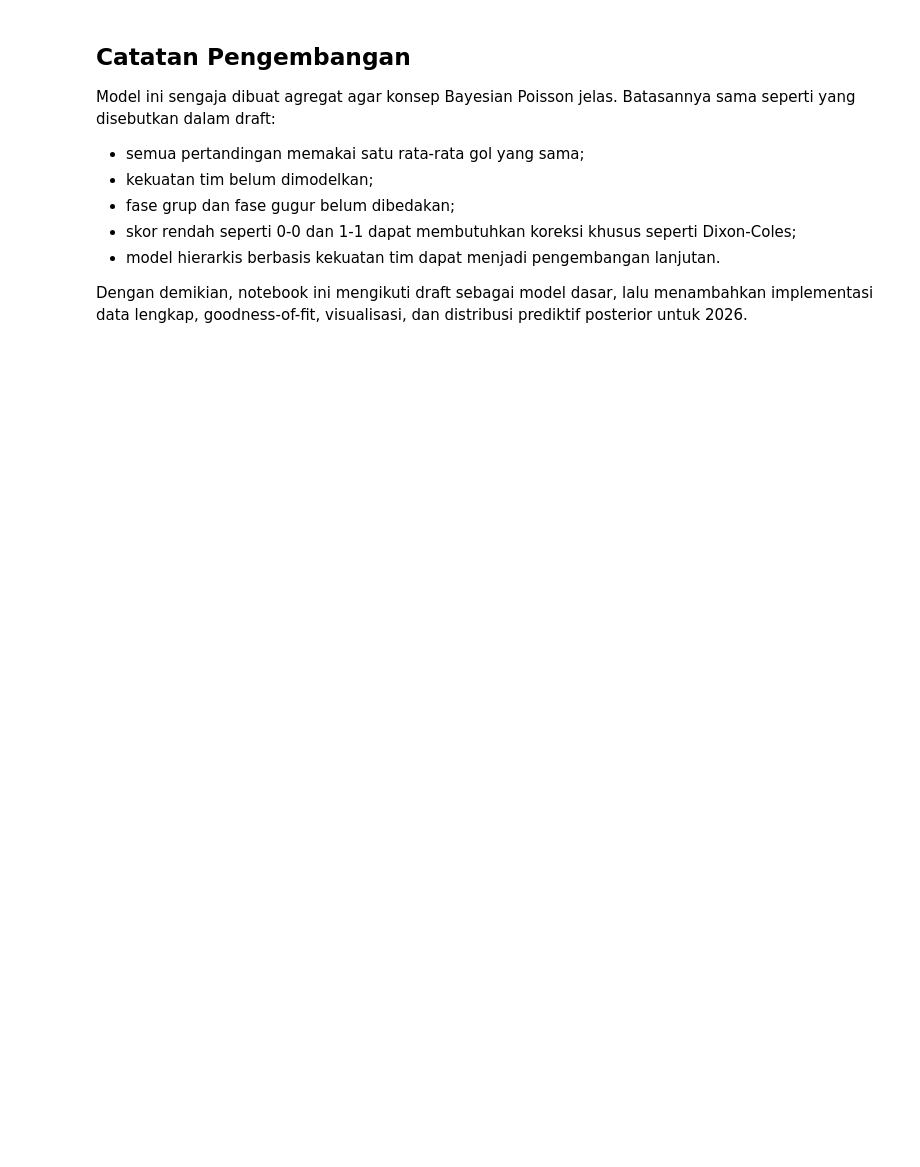
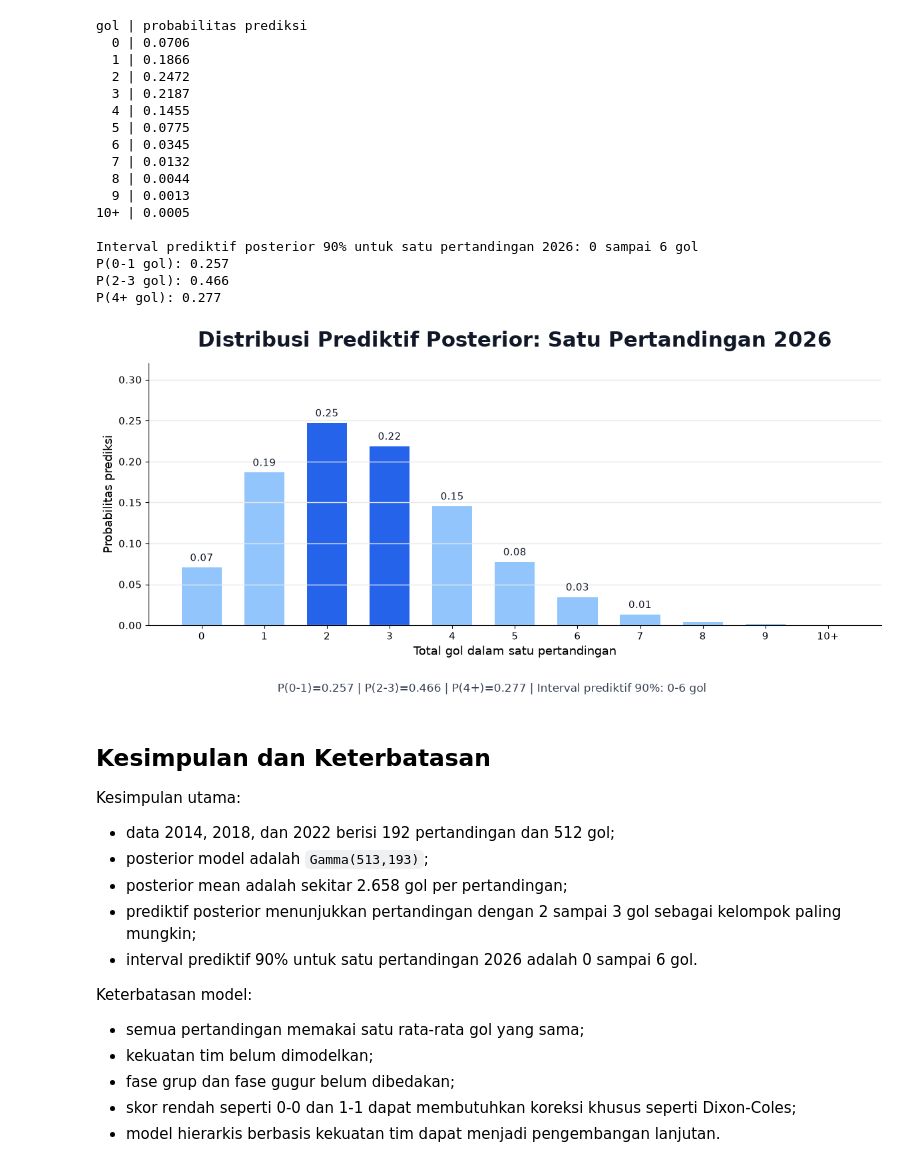
Before and after one commit to mhafizsir/kuliah_msaf2, a Jupyter notebook: notebooks/bayesian_poisson_worldcup.ipynb, the cells around one changed output. Saved outputs shown, nothing was run; the diff lists cells and outputs as text; code cells hidden in the pictures; blank space fills up the shorter version.

```diff
--- a/notebooks/bayesian_poisson_worldcup.ipynb
+++ b/notebooks/bayesian_poisson_worldcup.ipynb
@@ -268,48 +408,99 @@ Untuk model Gamma-Poisson, distribusi prediktif ini berbentuk negative binomial.
 # %%
 predictive_rows = []
 for k in range(0, 10):
     predictive_rows.append({
         "goals": k,
         "probability": negative_binomial_predictive_pmf(k, alpha_post, beta_post),
     })
 prob_10_plus = 1 - sum(row["probability"] for row in predictive_rows)
 interval_90 = credible_interval_from_pmf(predictive_rows + [{"goals": 10, "probability": prob_10_plus}], mass=0.90)
 
 print("gol | probabilitas prediksi")
 for row in predictive_rows:
     print(f"{row['goals']:>3} | {row['probability']:.4f}")
 print(f"10+ | {prob_10_plus:.4f}")
 print(f"\nInterval prediktif posterior 90% untuk satu pertandingan 2026: {interval_90[0]} sampai {interval_90[1]} gol")
 
 prob_0_to_1 = sum(row["probability"] for row in predictive_rows if row["goals"] <= 1)
 prob_2_to_3 = sum(row["probability"] for row in predictive_rows if row["goals"] in [2, 3])
 prob_4_plus = 1 - sum(row["probability"] for row in predictive_rows if row["goals"] <= 3)
 print(f"P(0-1 gol): {prob_0_to_1:.3f}")
 print(f"P(2-3 gol): {prob_2_to_3:.3f}")
 print(f"P(4+ gol): {prob_4_plus:.3f}")
 
 try:
     import matplotlib.pyplot as plt
+
     labels_plot = [str(row["goals"]) for row in predictive_rows] + ["10+"]
     probs_plot = [row["probability"] for row in predictive_rows] + [prob_10_plus]
-    plt.figure(figsize=(8, 4))
-    plt.bar(labels_plot, probs_plot)
-    plt.title("Distribusi Prediktif Posterior 2026")
-    plt.xlabel("Total gol dalam satu pertandingan")
-    plt.ylabel("Probabilitas")
+    colors = [COLOR_BLUE if label in ["2", "3"] else COLOR_LIGHT_BLUE for label in labels_plot]
+
+    fig, ax = plt.subplots(figsize=(12, 6))
+    bars = ax.bar(labels_plot, probs_plot, color=colors, width=0.64)
+    for label, bar, probability in zip(labels_plot, bars, probs_plot):
+        if probability >= 0.01:
+            ax.text(
+                bar.get_x() + bar.get_width() / 2,
+                bar.get_height() + 0.005,
+                f"{probability:.2f}",
+                ha="center",
+                va="bottom",
+                fontsize=11,
+                color=COLOR_TEXT,
+            )
+
+    ax.set_title("Distribusi Prediktif Posterior: Satu Pertandingan 2026", fontsize=22, fontweight="bold", color=COLOR_TEXT, pad=18)
+    ax.set_xlabel("Total gol dalam satu pertandingan", fontsize=13)
+    ax.set_ylabel("Probabilitas prediksi", fontsize=13)
+    ax.set_ylim(0, 0.32)
+    style_axes(ax)
+    fig.text(
+        0.5,
+        0.02,
+        f"P(0-1)={prob_0_to_1:.3f} | P(2-3)={prob_2_to_3:.3f} | P(4+)={prob_4_plus:.3f} | Interval prediktif 90%: {interval_90[0]}-{interval_90[1]} gol",
+        ha="center",
+        fontsize=12,
+        color=COLOR_MUTED,
+    )
+    save_figure(fig, "posterior_predictive_2026.png")
     plt.show(block=False)
-    plt.close()
+    plt.close(fig)
 except ImportError:
     print("matplotlib tidak tersedia; probabilitas prediksi ditampilkan di atas.")
+# %% [output]
+gol | probabilitas prediksi
+  0 | 0.0706
+  1 | 0.1866
+  2 | 0.2472
+  3 | 0.2187
+  4 | 0.1455
+  5 | 0.0775
+  6 | 0.0345
+  7 | 0.0132
+  8 | 0.0044
+  9 | 0.0013
+10+ | 0.0005
+
+Interval prediktif posterior 90% untuk satu pertandingan 2026: 0 sampai 6 gol
+P(0-1 gol): 0.257
+P(2-3 gol): 0.466
+P(4+ gol): 0.277
+[figure, added]
 # %% [markdown]
-## Catatan Pengembangan
+## Kesimpulan dan Keterbatasan
 
-Model ini sengaja dibuat agregat agar konsep Bayesian Poisson jelas. Batasannya sama seperti yang disebutkan dalam draft:
+Kesimpulan utama:
+
+- data 2014, 2018, dan 2022 berisi 192 pertandingan dan 512 gol;
+- posterior model adalah `Gamma(513,193)`;
+- posterior mean adalah sekitar 2.658 gol per pertandingan;
+- prediktif posterior menunjukkan pertandingan dengan 2 sampai 3 gol sebagai kelompok paling mungkin;
+- interval prediktif 90% untuk satu pertandingan 2026 adalah 0 sampai 6 gol.
+
+Keterbatasan model:
 
 - semua pertandingan memakai satu rata-rata gol yang sama;
 - kekuatan tim belum dimodelkan;
 - fase grup dan fase gugur belum dibedakan;
 - skor rendah seperti 0-0 dan 1-1 dapat membutuhkan koreksi khusus seperti Dixon-Coles;
 - model hierarkis berbasis kekuatan tim dapat menjadi pengembangan lanjutan.
-
-Dengan demikian, notebook ini mengikuti draft sebagai model dasar, lalu menambahkan implementasi data lengkap, goodness-of-fit, visualisasi, dan distribusi prediktif posterior untuk 2026.
```
Also changed, not shown: parts of 11 cells of this notebook, 7 other files.
